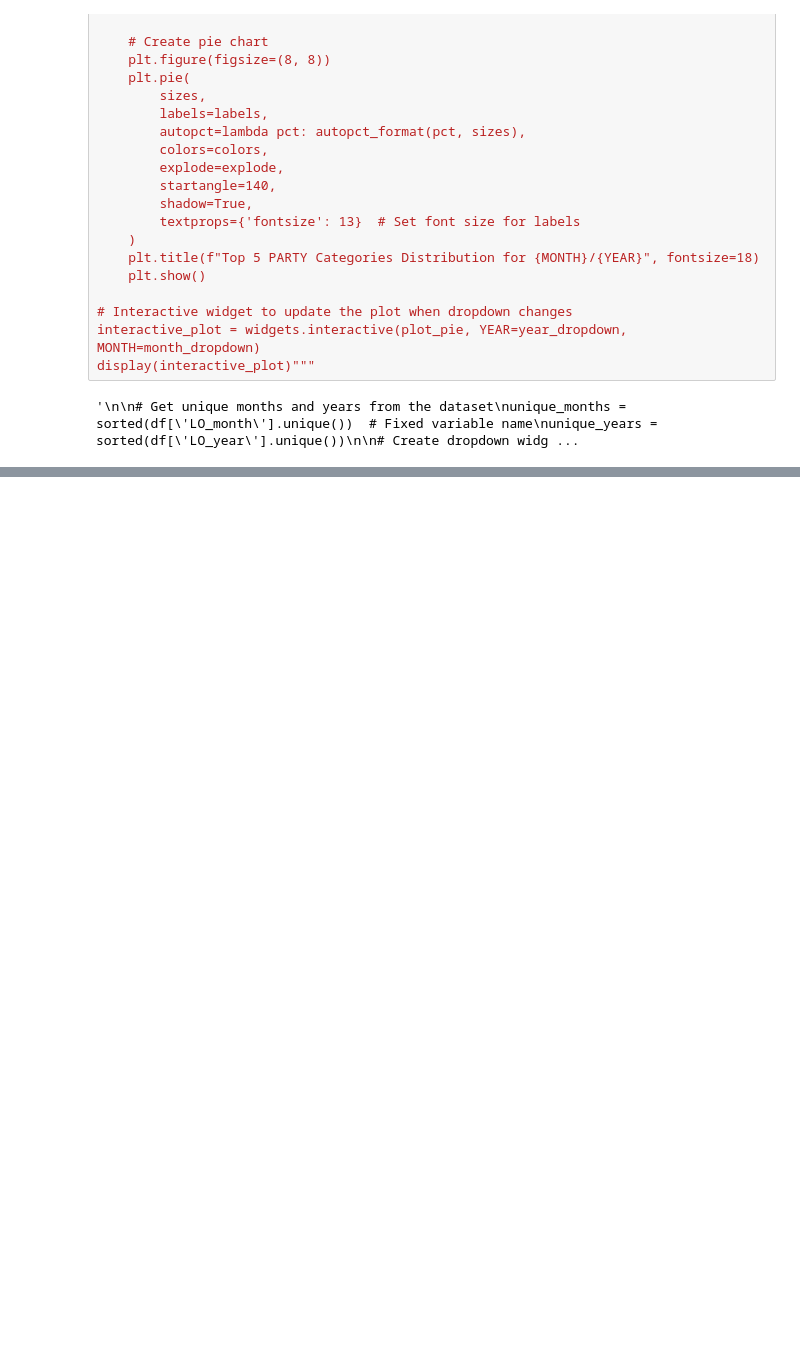
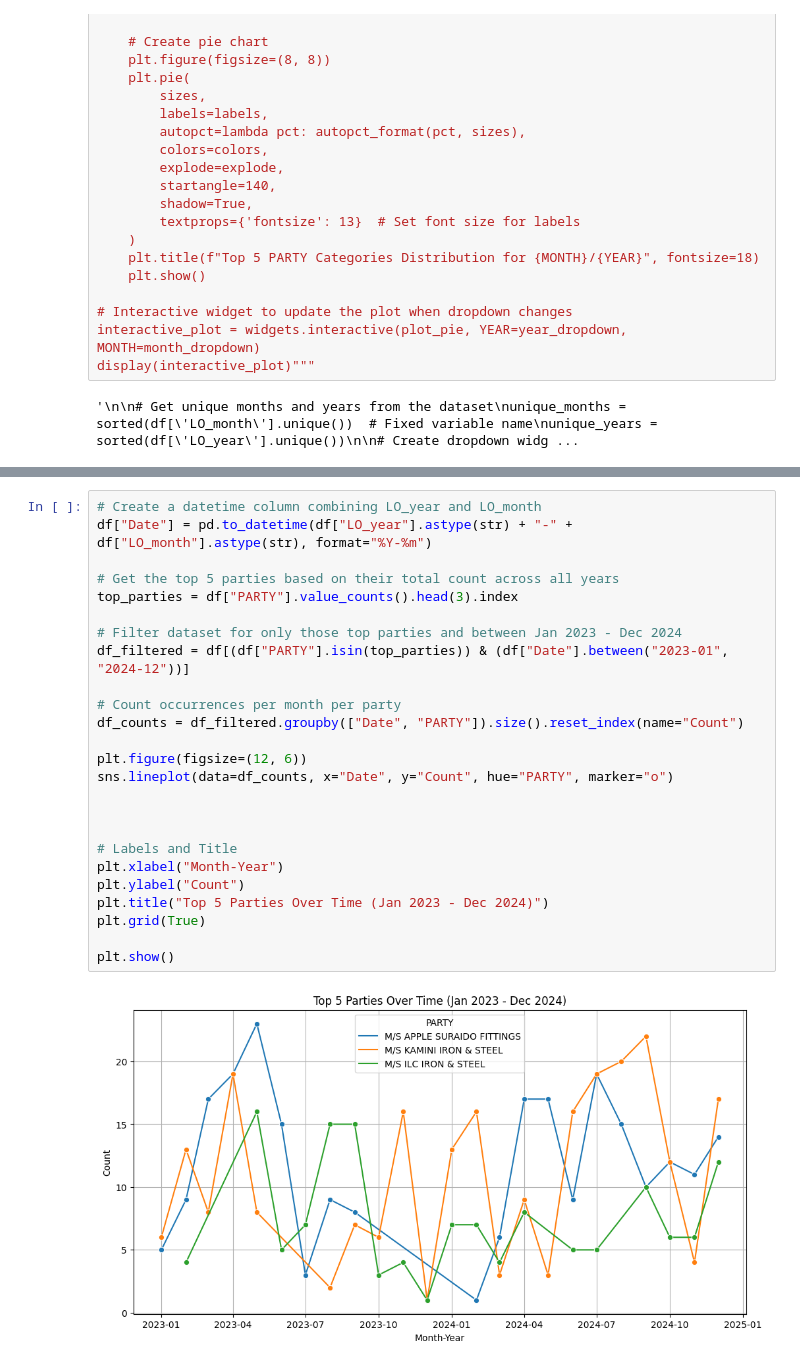
Before and after one commit to SaiSriHarshaPedda/transport-data-wrangling-viz, a Jupyter notebook: notebookb914e3a50a.ipynb, the cells around one changed output, grey strips where cells are left out. Saved outputs shown, nothing was run; the diff lists cells and outputs as text; blank space fills up the shorter version.

```diff
--- a/notebookb914e3a50a.ipynb
+++ b/notebookb914e3a50a.ipynb
@@ -784,0 +785,27 @@ interactive(children=(Dropdown(description='Select Year:', options=(2022, 2023,
+# %%
+# Create a datetime column combining LO_year and LO_month
+df["Date"] = pd.to_datetime(df["LO_year"].astype(str) + "-" + df["LO_month"].astype(str), format="%Y-%m")
+
+# Get the top 5 parties based on their total count across all years
+top_parties = df["PARTY"].value_counts().head(3).index
+
+# Filter dataset for only those top parties and between Jan 2023 - Dec 2024
+df_filtered = df[(df["PARTY"].isin(top_parties)) & (df["Date"].between("2023-01", "2024-12"))]
+
+# Count occurrences per month per party
+df_counts = df_filtered.groupby(["Date", "PARTY"]).size().reset_index(name="Count")
+
+plt.figure(figsize=(12, 6))
+sns.lineplot(data=df_counts, x="Date", y="Count", hue="PARTY", marker="o")
+
+
+
+# Labels and Title
+plt.xlabel("Month-Year")
+plt.ylabel("Count")
+plt.title("Top 5 Parties Over Time (Jan 2023 - Dec 2024)")
+plt.grid(True)
+
+plt.show()
+# %% [output]
+[figure, added]
```
Also changed, not shown: parts of 5 cells of this notebook.
